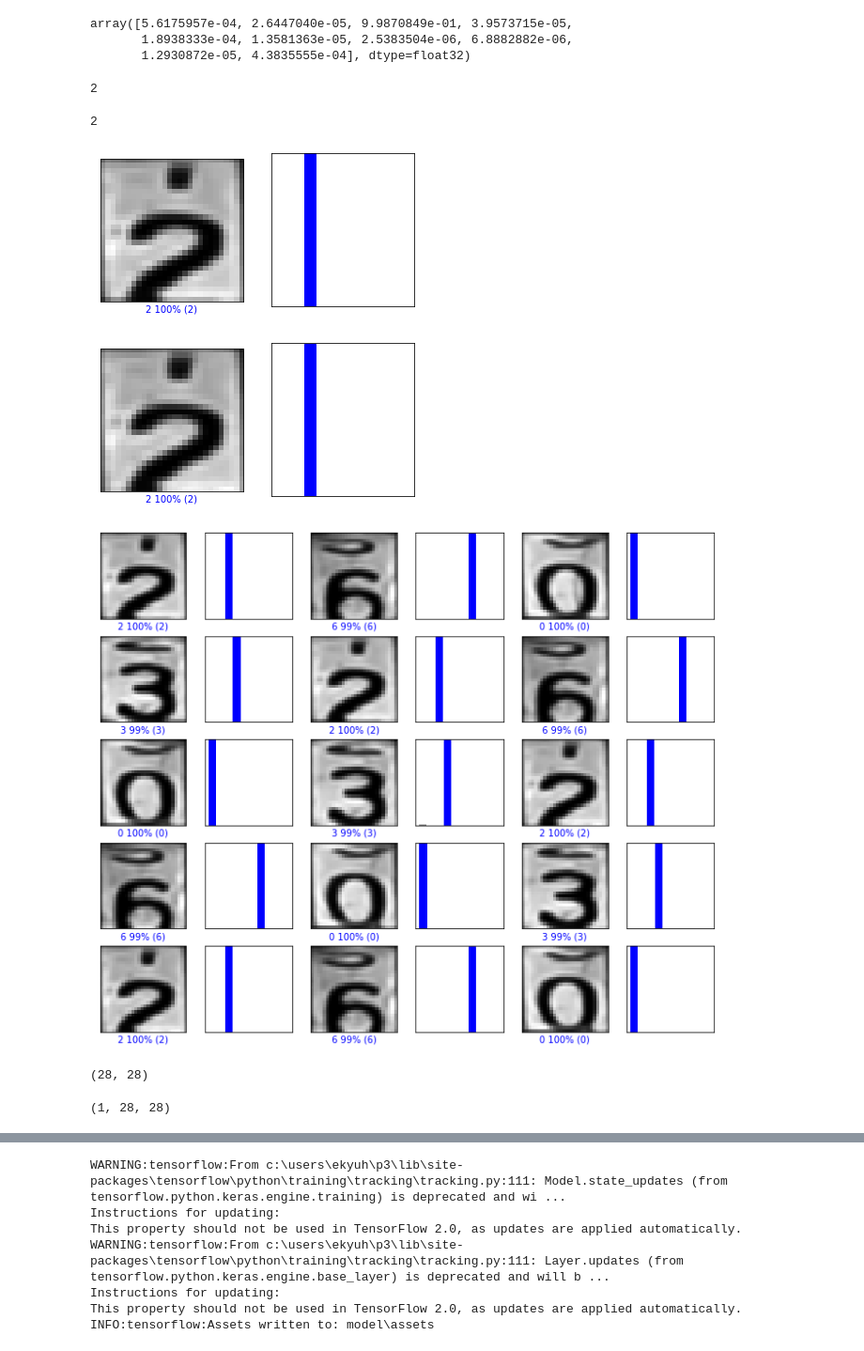
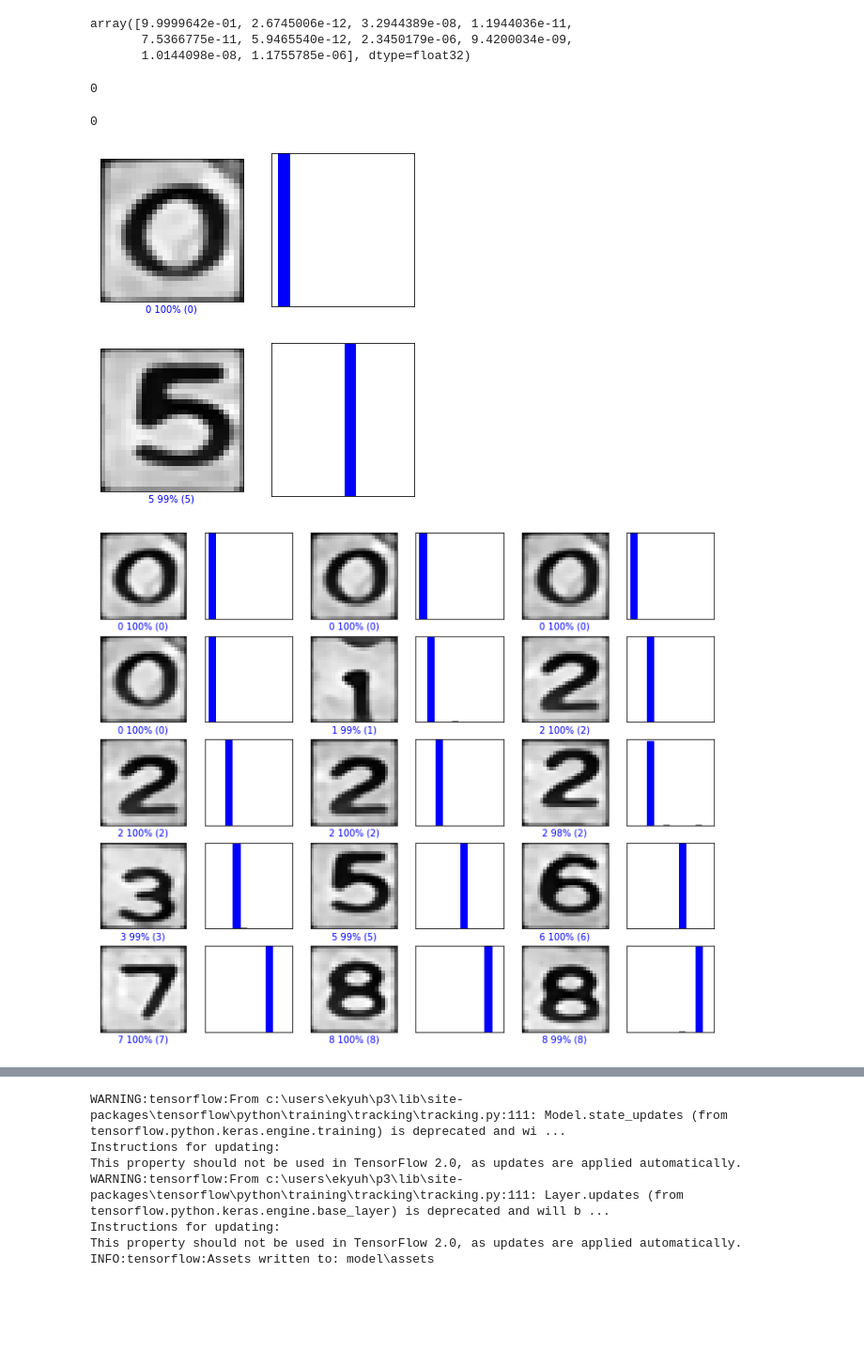
Before and after one commit to ekyuho/Project-X, a Jupyter notebook: Levels/003_meter_reading/05_apply_MNIST/apply_MNIST.ipynb, the cells around one changed output, grey strips where cells are left out. Shown at 94% size. Saved outputs shown, nothing was run; the diff lists cells and outputs as text; code cells hidden in the pictures; blank space fills up the shorter version.

```diff
--- a/Levels/003_meter_reading/05_apply_MNIST/apply_MNIST.ipynb
+++ b/Levels/003_meter_reading/05_apply_MNIST/apply_MNIST.ipynb
@@ -13,7 +12,7 @@ from time import time
 from time import sleep
 import matplotlib.pyplot as plt
 # %%
-a = np.load('numbers.npz')
+a = np.load('../04_build_training_dataset/numbers.npz')
 train_images = a['trainset']
 train_labels = a['train_labels']
 test_images = a['testset']
@@ -25,5 +19,0 @@ test_images.shape
-# %%
-class_names = []
-for i in range(10):
-    class_names.append(str(i))
-print(class_names)
@@ -48,8 +40,8 @@ for i in range(25):
     plt.xticks([])
     plt.yticks([])
     plt.grid(False)
-    j = i + 2000
+    j = int(i* len(train_labels)/25)
     plt.imshow(train_images[j], cmap=plt.cm.binary)
-    plt.xlabel(class_names[train_labels[j]])
+    plt.xlabel(train_labels[j])
 plt.show()
 # %% [output]
@@ -83,17 +85,17 @@ predictions = model.predict(test_images)
 # %%
 predictions[0]
 # %% [output]
-array([5.6175957e-04, 2.6447040e-05, 9.9870849e-01, 3.9573715e-05,
-       1.8938333e-04, 1.3581363e-05, 2.5383504e-06, 6.8882882e-06,
-       1.2930872e-05, 4.3835555e-04], dtype=float32)
+array([9.9999642e-01, 2.6745006e-12, 3.2944389e-08, 1.1944036e-11,
+       7.5366775e-11, 5.9465540e-12, 2.3450179e-06, 9.4200034e-09,
+       1.0144098e-08, 1.1755785e-06], dtype=float32)
 # %%
 np.argmax(predictions[0])
 # %% [output]
-2
+0
 # %%
 test_labels[0]
 # %% [output]
-2
+0
 # %%
 def plot_image(i, predictions_array, true_label, img):
   predictions_array, true_label, img = predictions_array[i], true_label[i], img[i]
@@ -109,9 +111,9 @@ def plot_image(i, predictions_array, true_label, img):
   else:
     color = 'red'
 
-  plt.xlabel("{} {:2.0f}% ({})".format(class_names[predicted_label],
+  plt.xlabel("{} {:2.0f}% ({})".format(predicted_label,
                                 100*np.max(predictions_array),
-                                class_names[true_label]),
+                                true_label),
                                 color=color)
 
 def plot_value_array(i, predictions_array, true_label):
@@ -134,17 +136,17 @@ plt.subplot(1,2,2)
 plot_value_array(i, predictions,  test_labels)
 plt.show()
 # %% [output]
-[figure, old version]
+[figure, new version]
 # %%
-i = 12
+i = 1000
 plt.figure(figsize=(6,3))
 plt.subplot(1,2,1)
 plot_image(i, predictions, test_labels, test_images)
 plt.subplot(1,2,2)
 plot_value_array(i, predictions,  test_labels)
 plt.show()
 # %% [output]
-[figure, old version]
+[figure, new version]
 # %%
 # 처음 X 개의 테스트 이미지와 예측 레이블, 진짜 레이블을 출력합니다
 # 올바른 예측은 파랑색으로 잘못된 예측은 빨강색으로 나타냅니다
@@ -154,21 +156,9 @@ num_images = num_rows*num_cols
 plt.figure(figsize=(2*2*num_cols, 2*num_rows))
 for i in range(num_images):
   plt.subplot(num_rows, 2*num_cols, 2*i+1)
-  plot_image(i, predictions, test_labels, test_images)
+  plot_image(i*100, predictions, test_labels, test_images)
   plt.subplot(num_rows, 2*num_cols, 2*i+2)
-  plot_value_array(i, predictions, test_labels)
+  plot_value_array(i*100, predictions, test_labels)
 plt.show()
 # %% [output]
-[figure, old version]
+[figure, new version]
-# %%
-img = test_images[0]
-
-print(img.shape)
-# %% [output]
-(28, 28)
-# %%
-img = (np.expand_dims(img,0))
-
-print(img.shape)
-# %% [output]
-(1, 28, 28)
```
Also changed, not shown: parts of 15 cells of this notebook, 9 other files.
